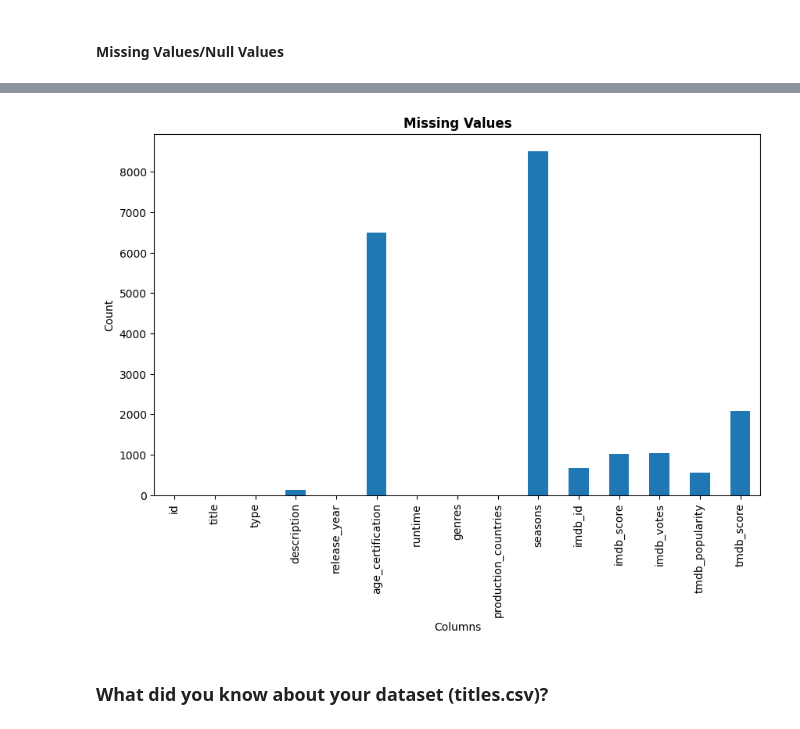
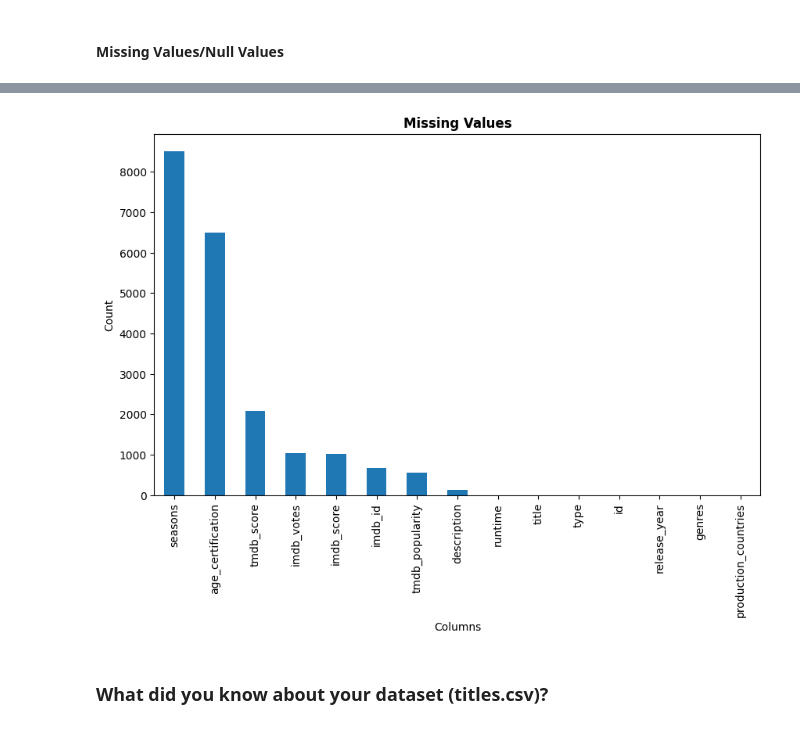
Before and after one commit to Ankush432-cloud/Amazon_Prime_TV_Shows_and_Movies_EDA_Project, a Jupyter notebook: Amazon_Prime_TV_Shows_and_Movies_EDA.ipynb, the cells around one changed output, grey strips where cells are left out. Cells and saved outputs as stored; diff of their text form; code cells hidden in the pictures.

```diff
--- a/Amazon_Prime_TV_Shows_and_Movies_EDA.ipynb
+++ b/Amazon_Prime_TV_Shows_and_Movies_EDA.ipynb
@@ -184,13 +184,13 @@ tmdb_score              21.092088
 dtype: float64
 # %%
 # Visualizing the missing values
-movies_df.isnull().sum().plot(kind='bar', figsize=(10, 6))
+movies_df.isnull().sum().sort_values(ascending=False).plot(kind='bar', figsize=(10, 6))
 plt.title('Missing Values', fontweight = 'bold')
 plt.xlabel('Columns')
 plt.ylabel('Count')
 plt.show()
 # %% [output]
-[figure, old version]
+[figure, new version]
 # %% [markdown]
 ### What did you know about your dataset (titles.csv)?
 # %% [markdown]
```
Also changed, not shown: parts of 65 cells of this notebook.
